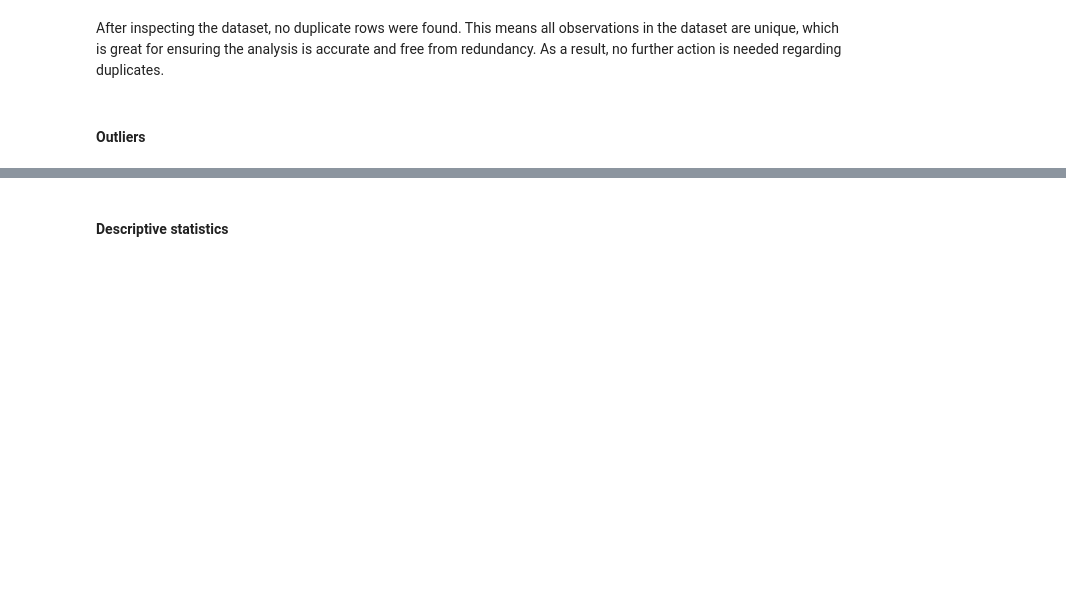
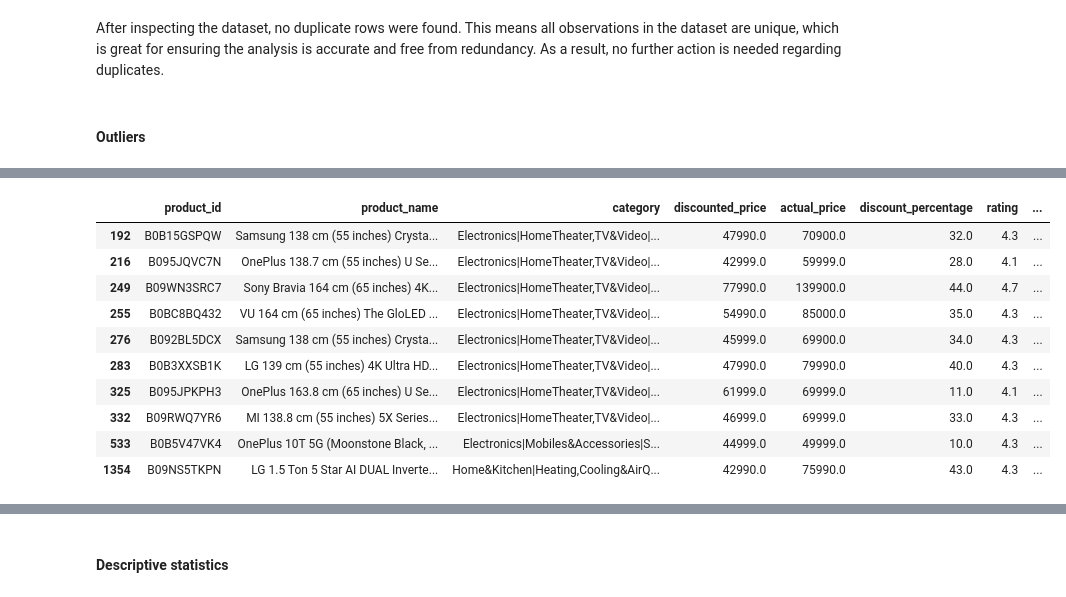
Before and after one commit to julianahubacova/Sales_Data_Analysis, a Jupyter notebook: Sales_Analysis.ipynb, the cells around one changed output, grey strips where cells are left out. Saved outputs shown, nothing was run; the diff lists cells and outputs as text; code cells hidden in the pictures; blank space fills up the shorter version.

```diff
--- a/Sales_Analysis.ipynb
+++ b/Sales_Analysis.ipynb
@@ -192,0 +205,15 @@ After inspecting the dataset, no duplicate rows were found. This means all obser
+# %%
+# Observations where 'discounted_price' is greater than 40000
+sales[sales['discounted_price'] > 40000]
+# %% [output]
+|  | product_id | product_name | category | discounted_price | actual_price | discount_percentage | rating | ... |
+| 192 | B0B15GSPQW | Samsung 138 cm (55 inches) Crysta... | Electronics|HomeTheater,TV&Video|... | 47990.0 | 70900.0 | 32.0 | 4.3 | ... |
+| 216 | B095JQVC7N | OnePlus 138.7 cm (55 inches) U Se... | Electronics|HomeTheater,TV&Video|... | 42999.0 | 59999.0 | 28.0 | 4.1 | ... |
+| 249 | B09WN3SRC7 | Sony Bravia 164 cm (65 inches) 4K... | Electronics|HomeTheater,TV&Video|... | 77990.0 | 139900.0 | 44.0 | 4.7 | ... |
+| 255 | B0BC8BQ432 | VU 164 cm (65 inches) The GloLED ... | Electronics|HomeTheater,TV&Video|... | 54990.0 | 85000.0 | 35.0 | 4.3 | ... |
+| 276 | B092BL5DCX | Samsung 138 cm (55 inches) Crysta... | Electronics|HomeTheater,TV&Video|... | 45999.0 | 69900.0 | 34.0 | 4.3 | ... |
+| 283 | B0B3XXSB1K | LG 139 cm (55 inches) 4K Ultra HD... | Electronics|HomeTheater,TV&Video|... | 47990.0 | 79990.0 | 40.0 | 4.3 | ... |
+| 325 | B095JPKPH3 | OnePlus 163.8 cm (65 inches) U Se... | Electronics|HomeTheater,TV&Video|... | 61999.0 | 69999.0 | 11.0 | 4.1 | ... |
+| 332 | B09RWQ7YR6 | MI 138.8 cm (55 inches) 5X Series... | Electronics|HomeTheater,TV&Video|... | 46999.0 | 69999.0 | 33.0 | 4.3 | ... |
+| 533 | B0B5V47VK4 | OnePlus 10T 5G (Moonstone Black, ... | Electronics|Mobiles&Accessories|S... | 44999.0 | 49999.0 | 10.0 | 4.3 | ... |
+| 1354 | B09NS5TKPN | LG 1.5 Ton 5 Star AI DUAL Inverte... | Home&Kitchen|Heating,Cooling&AirQ... | 42990.0 | 75990.0 | 43.0 | 4.3 | ... |
```
Also changed, not shown: parts of 6 cells of this notebook.
